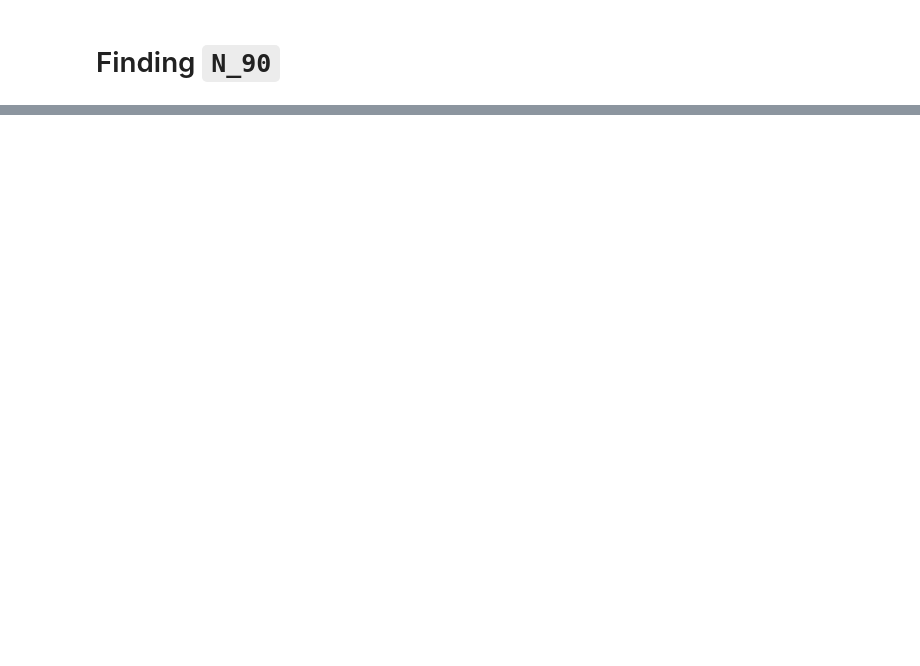
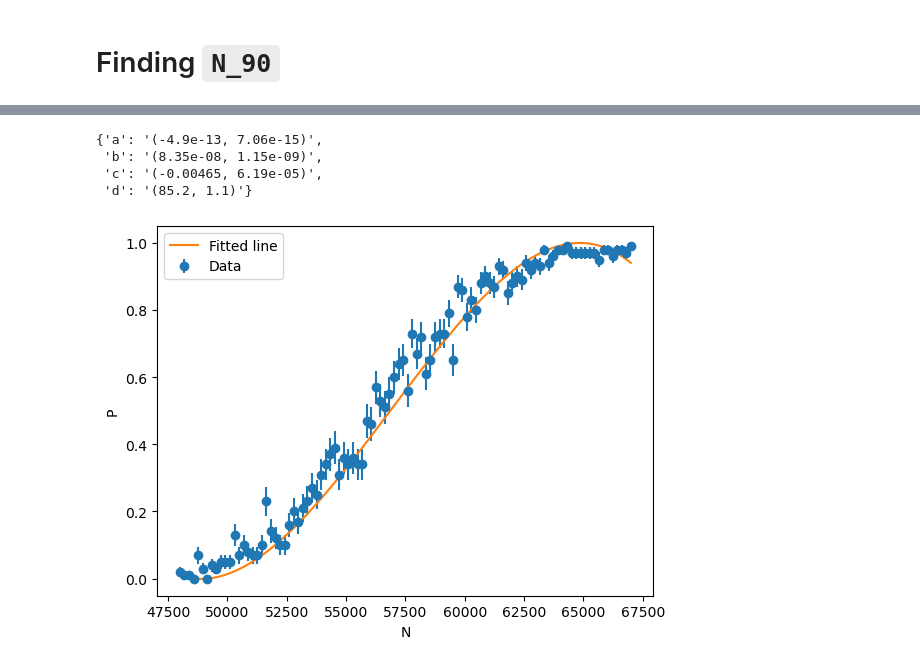
Before and after one commit to knottwill/SignalDiscovery, a Jupyter notebook: src/part_f_implementation.ipynb, the cells around one changed output, grey strips where cells are left out. Drawn from its saved outputs; the diff is of its cells as text; code cells hidden in the pictures; blank space fills up the shorter version.

Commit message:
Did the weighted least squares fitting with scipy. This is working now!

```diff
--- a/src/part_f_implementation.ipynb
+++ b/src/part_f_implementation.ipynb
@@ -177,0 +139,45 @@ plt.show()
+# %%
+import numpy as np
+from scipy.optimize import curve_fit
+import matplotlib.pyplot as plt
+
+def third_degree(x, a, b, c, d):
+    return a*(x**3) + b*(x**2) + c*x + d
+def fourth_degree(x, a, b, c, d, e):
+    return a*(x**4) + b*(x**3) + c*(x**2) + d*x + e
+
+# Replace 0 uncertainties with 0.00001 so as to
+# not produce errors in the least squares estimation
+P_err[P_err == 0.0] = 0.00001
+
+# ------------------
+# should maybe use starting values
+# ------------------
+popt, pcov = curve_fit(third_degree, N, P, sigma=P_err, absolute_sigma=True)
+
+fig, ax = plt.subplots()
+
+# Plotting
+ax.errorbar(N, P, yerr=P_err, fmt='o', label='Data')
+ax.plot(N, third_degree(N, *popt), label='Fitted line')
+ax.set_xlabel('N')
+ax.set_ylabel('P')
+ax.legend()
+
+a, b, c, d = popt
+a_err, b_err, c_err, d_err = np.sqrt(np.diag(pcov))
+
+parameter_estimates = {
+    'a': f'({a:.3}, {a_err:.3})',
+    'b': f'({b:.3}, {b_err:.3})',
+    'c': f'({c:.3}, {c_err:.3})',
+    'd': f'({d:.3}, {d_err:.3})'
+}
+
+parameter_estimates
+# %% [output]
+{'a': '(-4.9e-13, 7.06e-15)',
+ 'b': '(8.35e-08, 1.15e-09)',
+ 'c': '(-0.00465, 6.19e-05)',
+ 'd': '(85.2, 1.1)'}
+[figure, added]
```
Also changed, not shown: parts of 5 cells of this notebook.
